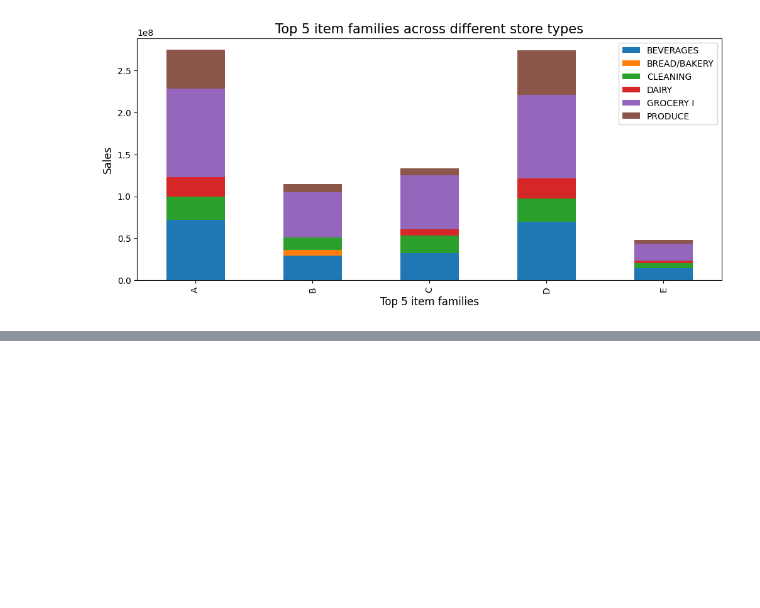
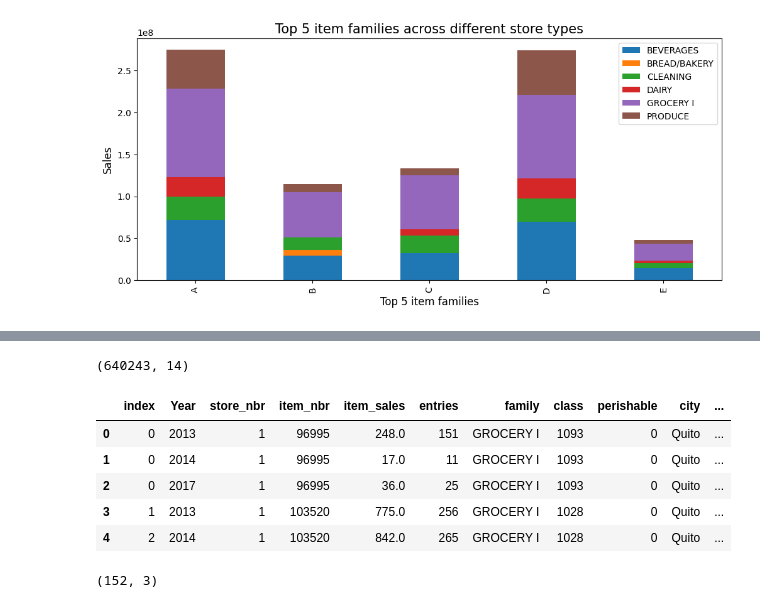
Before and after one commit to Da4kek/Corporaci-on-Favorita, a Jupyter notebook: EDA.ipynb, the cells around one changed output, grey strips where cells are left out. Saved outputs shown, nothing was run; the diff lists cells and outputs as text; code cells hidden in the pictures; blank space fills up the shorter version.

```diff
--- a/EDA.ipynb
+++ b/EDA.ipynb
@@ -428,3 +428,22 @@ x
 | PRODUCE | 46154212.000000 | 10168942.000000 | 8606281.000000 | 52883280.000000 | 4891962.500000 |
 | SCHOOL AND OFFICE SUPPLIES | 173288.000000 | 44139.000000 | 18617.000000 | 12677.000000 | 20593.000000 |
 | SEAFOOD | 947638.187500 | 107389.085938 | 81152.460938 | 859579.875000 | 19636.544922 |
+# %%
+store_items.shape
+# %% [output]
+(640243, 14)
+# %%
+store_items['CV2'] = (store_items['item_sales'].std() / store_items['item_sales'].mean())**2
+store_items.head()
+# %% [output]
+|  | index | Year | store_nbr | item_nbr | item_sales | entries | family | class | perishable | city | ... |
+| 0 | 0 | 2013 | 1 | 96995 | 248.0 | 151 | GROCERY I | 1093 | 0 | Quito | ... |
+| 1 | 0 | 2014 | 1 | 96995 | 17.0 | 11 | GROCERY I | 1093 | 0 | Quito | ... |
+| 2 | 0 | 2017 | 1 | 96995 | 36.0 | 25 | GROCERY I | 1093 | 0 | Quito | ... |
+| 3 | 1 | 2013 | 1 | 103520 | 775.0 | 256 | GROCERY I | 1028 | 0 | Quito | ... |
+| 4 | 2 | 2014 | 1 | 103520 | 842.0 | 265 | GROCERY I | 1028 | 0 | Quito | ... |
+# %%
+retail_grouped = store_items.groupby(['family','Year']).agg(total_sale =('item_sales','sum')).reset_index()
+retail_grouped.shape
+# %% [output]
+(152, 3)
```
Also changed, not shown: parts of 10 cells of this notebook, 1 other file.
